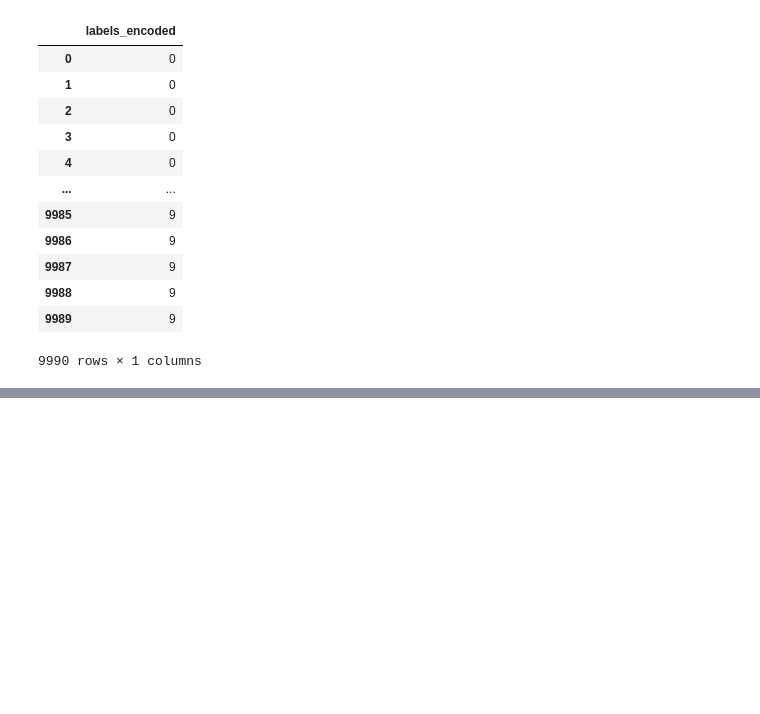
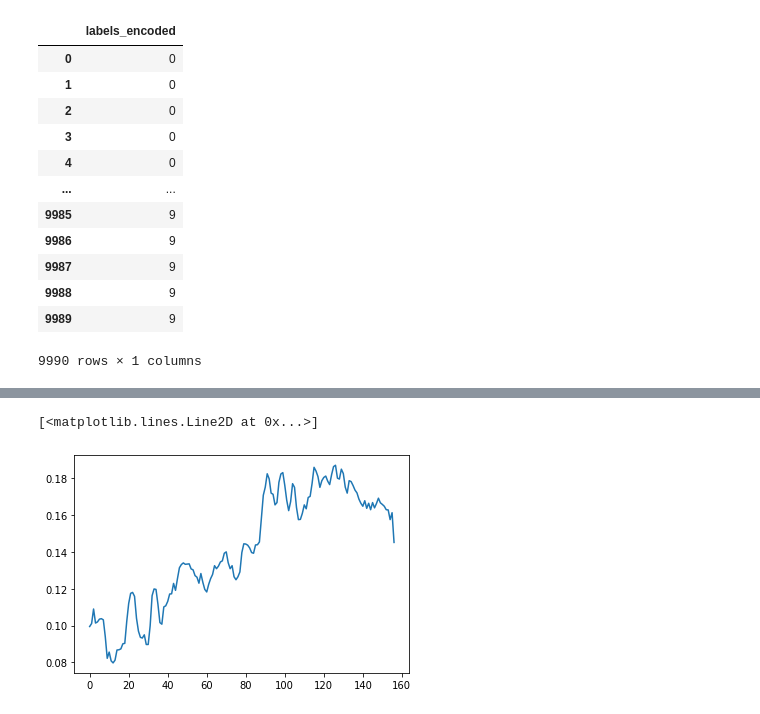
Before and after one commit to kalp121212/DS303_Project, a Jupyter notebook: GTZAN.ipynb, the cells around one changed output, grey strips where cells are left out. Cells and saved outputs as stored; diff of their text form; code cells hidden in the pictures; blank space fills up the shorter version.

```diff
--- a/GTZAN.ipynb
+++ b/GTZAN.ipynb
@@ -81,0 +92,16 @@ print(x_train.shape)
+# %%
+sc = StandardScaler()
+x_train = x_train.iloc[:,:-1]
+x_test = x_test.iloc[:,:-1]
+x_val = x_val.iloc[:,:-1]
+
+x_train_scaled = sc.fit_transform(x_train)
+x_val_scaled = sc.transform(x_val)
+x_test_scaled = sc.transform(x_test)
+# %%
+modelnn = keras.models.Sequential([
+      keras.layers.Flatten(input_shape=[57]),
+      keras.layers.Dense(40, activation= 'relu'),
+      keras.layers.Dense(20, activation= 'relu'),
+      keras.layers.Dense(10, activation='softmax' )
+])
@@ -81,0 +155,2 @@ print(x_train.shape)
+# %%
+modelnn.compile(optimizer='Adam', loss='sparse_categorical_crossentropy', metrics='accuracy')
@@ -81,0 +159,3 @@ print(x_train.shape)
+# %%
+early_stopping_monitor = EarlyStopping(patience=2)
+history = modelnn.fit(x_train, y_train, epochs=850, batch_size=8990,validation_data=(x_val, y_val), callbacks=[early_stopping_monitor], verbose=2)
@@ -81,0 +180,5 @@ print(x_train.shape)
+# %%
+plt.plot(history.history['accuracy'])
+# %% [output]
+[<matplotlib.lines.Line2D at 0x...>]
+[figure, added]
```
Also changed, not shown: parts of 17 cells of this notebook.
